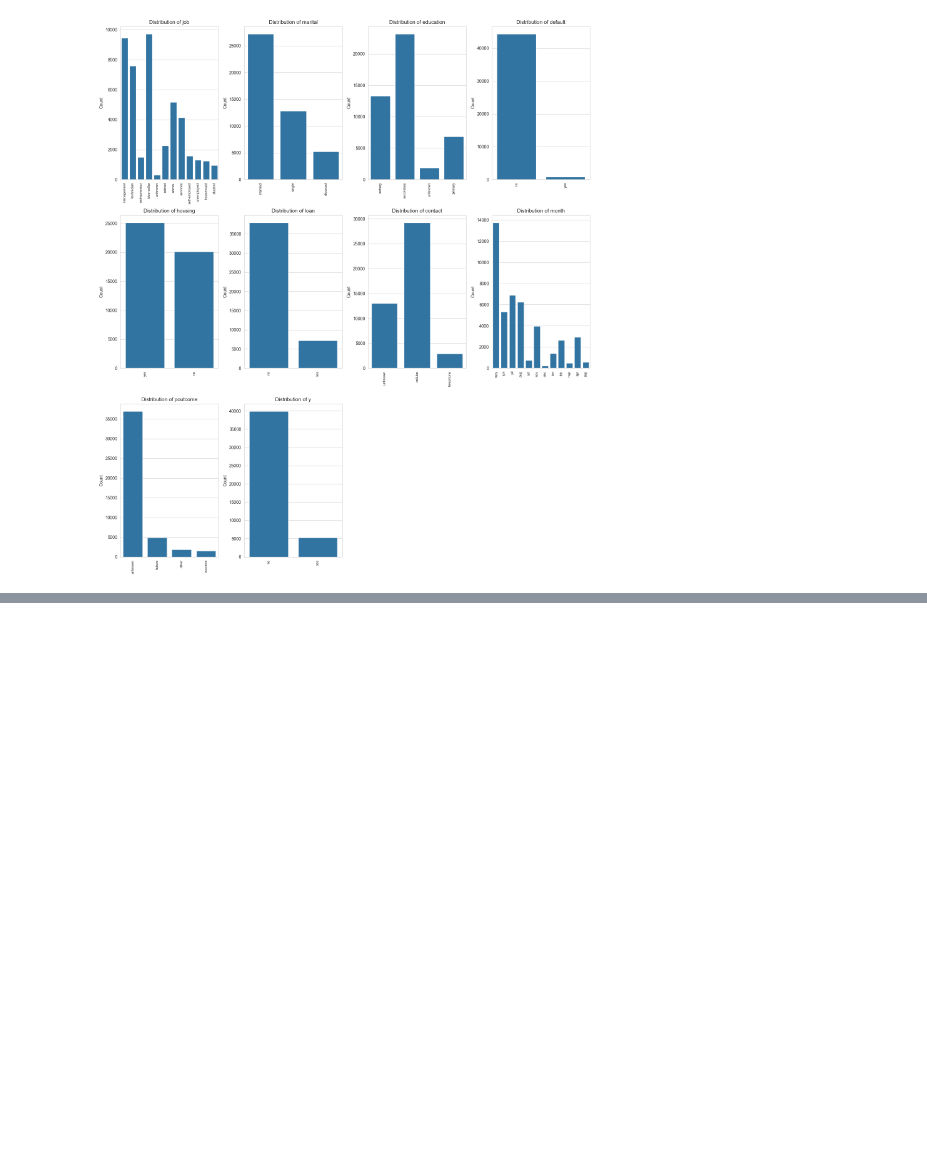
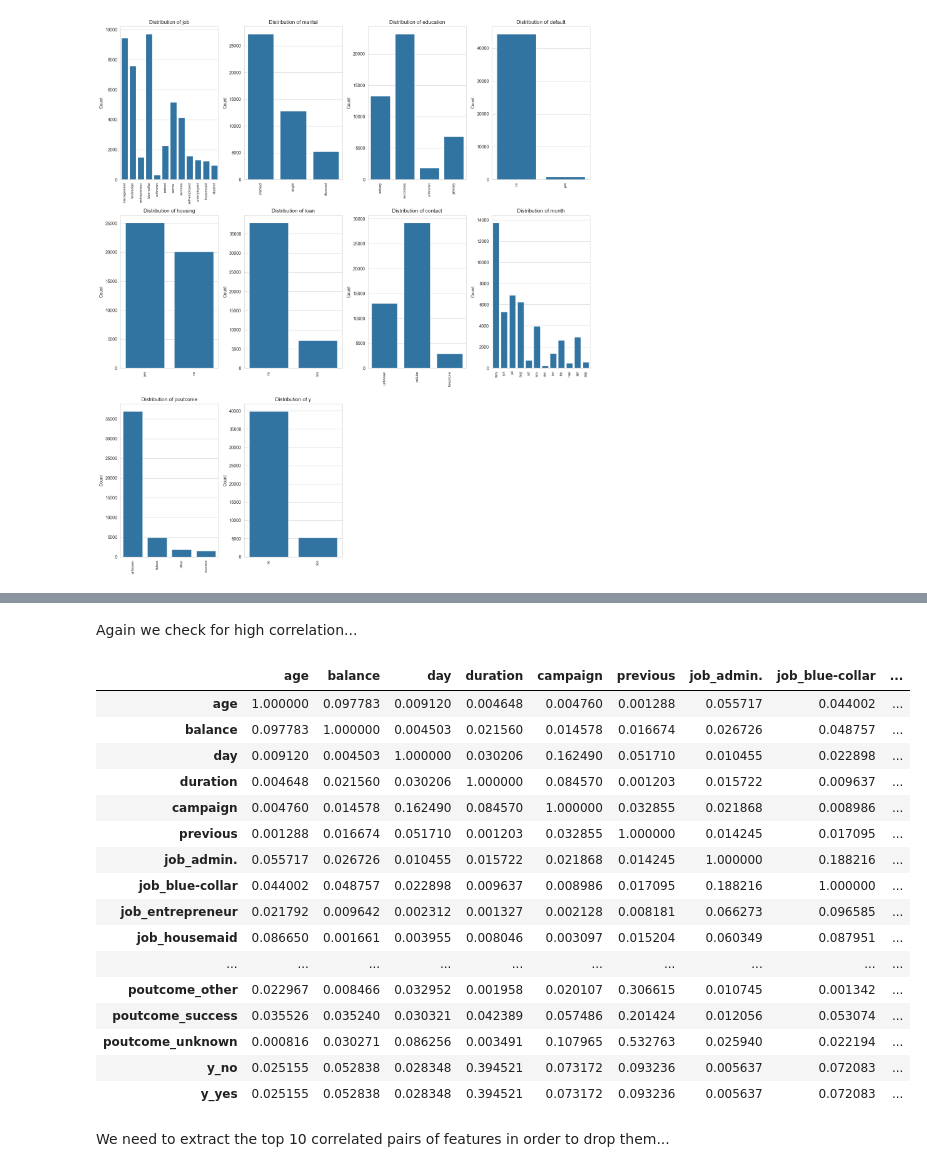
Before and after one commit to Steeve3/ML-model, a Jupyter notebook: notebooks/bank_notebook.ipynb, the cells around one changed output, grey strips where cells are left out. Cells and saved outputs as stored; diff of their text form; code cells hidden in the pictures; blank space fills up the shorter version.

```diff
--- a/notebooks/bank_notebook.ipynb
+++ b/notebooks/bank_notebook.ipynb
@@ -111,15 +124,5 @@ We can notice that pdays has a lot of -1 values. We need to investigate this col
 So we use the code below to check the number of -1 values in the pdays column:
 # %%
 # data cleaning -> check if there are too many -1 in the pdays column in order to drop them or the column
-data_full['pdays']
-count = 0
-count1 = 0
-for i in data_full['pdays']:
-    if i == -1:
-        count += 1
-    else:
-        count1 += 1
-
-print(f'-1 : {count}')
-print(f'not -1 : {count1}')
+data_full['pdays'].value_counts()
 # %% [output]
@@ -198,7 +212,7 @@ for i, var in enumerate(cat_vars):
     row = i // 3
     col = i % 3
     sns.countplot(data=data_full, x=var, hue='y', ax=axs[row, col], palette=['red', 'green'])
-    axs[row, col].set_title(f'Distribution of {var} by Subscription')
+    axs[row, col].set_title(f'Distribution of {var.capitalize()} by Subscription')
     axs[row, col].tick_params(axis='x', rotation=45)
     axs[row, col].legend(title='Subscription', loc='upper right')
 
@@ -303,0 +341,9 @@ plt.show()
+# %%
+# Creating an empty list to store the nominal features
+nominal_features = []
+
+print('The nominal features are:')
+for i in data_full.select_dtypes(include=['object']).columns:
+    print('-', i)
+    # Creating a list with the nominal features, to use it later
+    nominal_features.append(i)
@@ -303,0 +362,8 @@ plt.show()
+# %%
+df_dummy = data_full.copy()
+df_dummy = pd.get_dummies(data_full, columns=nominal_features)
+
+# Checking the shape of the dataframe
+print('The shape of the dataframe is:', data_full.shape[0], 'rows and', data_full.shape[1], 'features.')
+print('The shape of the dataframe with dummy variables is:', df_dummy.shape[0], 'rows and',
+    df_dummy.shape[1], 'features.')
@@ -304,3 +399,27 @@ plt.show()
+# %% [markdown]
+Again we check for high correlation...
+# %%
+df_dummy.corr().abs()
+# %% [output]
+|  | age | balance | day | duration | campaign | previous | job_admin. | job_blue-collar | ... |
+| age | 1.000000 | 0.097783 | 0.009120 | 0.004648 | 0.004760 | 0.001288 | 0.055717 | 0.044002 | ... |
+| balance | 0.097783 | 1.000000 | 0.004503 | 0.021560 | 0.014578 | 0.016674 | 0.026726 | 0.048757 | ... |
+| day | 0.009120 | 0.004503 | 1.000000 | 0.030206 | 0.162490 | 0.051710 | 0.010455 | 0.022898 | ... |
+| duration | 0.004648 | 0.021560 | 0.030206 | 1.000000 | 0.084570 | 0.001203 | 0.015722 | 0.009637 | ... |
+| campaign | 0.004760 | 0.014578 | 0.162490 | 0.084570 | 1.000000 | 0.032855 | 0.021868 | 0.008986 | ... |
+| previous | 0.001288 | 0.016674 | 0.051710 | 0.001203 | 0.032855 | 1.000000 | 0.014245 | 0.017095 | ... |
+| job_admin. | 0.055717 | 0.026726 | 0.010455 | 0.015722 | 0.021868 | 0.014245 | 1.000000 | 0.188216 | ... |
+| job_blue-collar | 0.044002 | 0.048757 | 0.022898 | 0.009637 | 0.008986 | 0.017095 | 0.188216 | 1.000000 | ... |
+| job_entrepreneur | 0.021792 | 0.009642 | 0.002312 | 0.001327 | 0.002128 | 0.008181 | 0.066273 | 0.096585 | ... |
+| job_housemaid | 0.086650 | 0.001661 | 0.003955 | 0.008046 | 0.003097 | 0.015204 | 0.060349 | 0.087951 | ... |
+| ... | ... | ... | ... | ... | ... | ... | ... | ... | ... |
+| poutcome_other | 0.022967 | 0.008466 | 0.032952 | 0.001958 | 0.020107 | 0.306615 | 0.010745 | 0.001342 | ... |
+| poutcome_success | 0.035526 | 0.035240 | 0.030321 | 0.042389 | 0.057486 | 0.201424 | 0.012056 | 0.053074 | ... |
+| poutcome_unknown | 0.000816 | 0.030271 | 0.086256 | 0.003491 | 0.107965 | 0.532763 | 0.025940 | 0.022194 | ... |
+| y_no | 0.025155 | 0.052838 | 0.028348 | 0.394521 | 0.073172 | 0.093236 | 0.005637 | 0.072083 | ... |
+| y_yes | 0.025155 | 0.052838 | 0.028348 | 0.394521 | 0.073172 | 0.093236 | 0.005637 | 0.072083 | ... |
+# %% [markdown]
+We need to extract the top 10 correlated pairs of features in order to drop them...
 # %%
 corr = df_dummy.corr() #df_dummy is the dataframe with the dummy variables
 # we set the diagonal to zero
```
Also changed, not shown: parts of 30 cells of this notebook.
